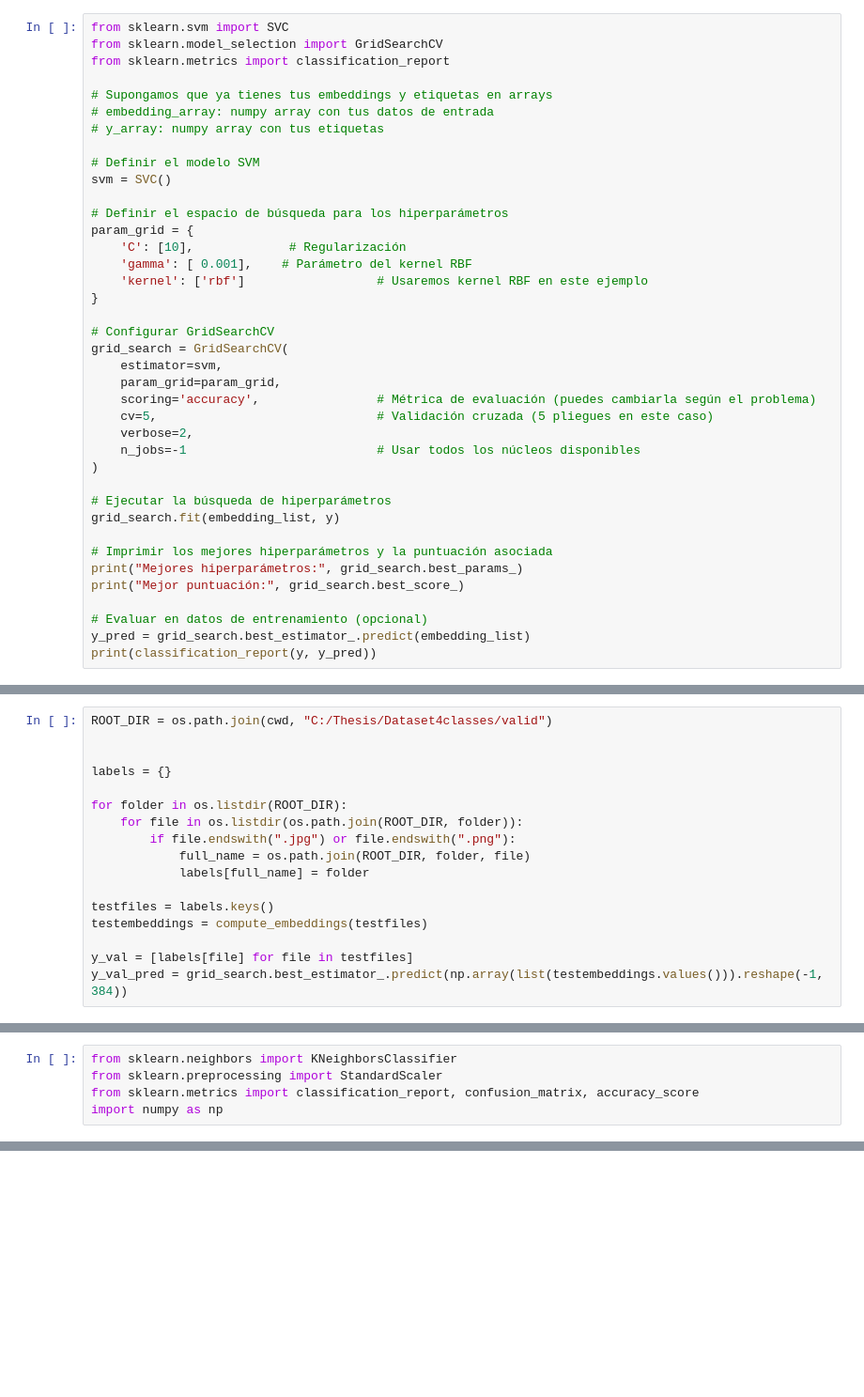
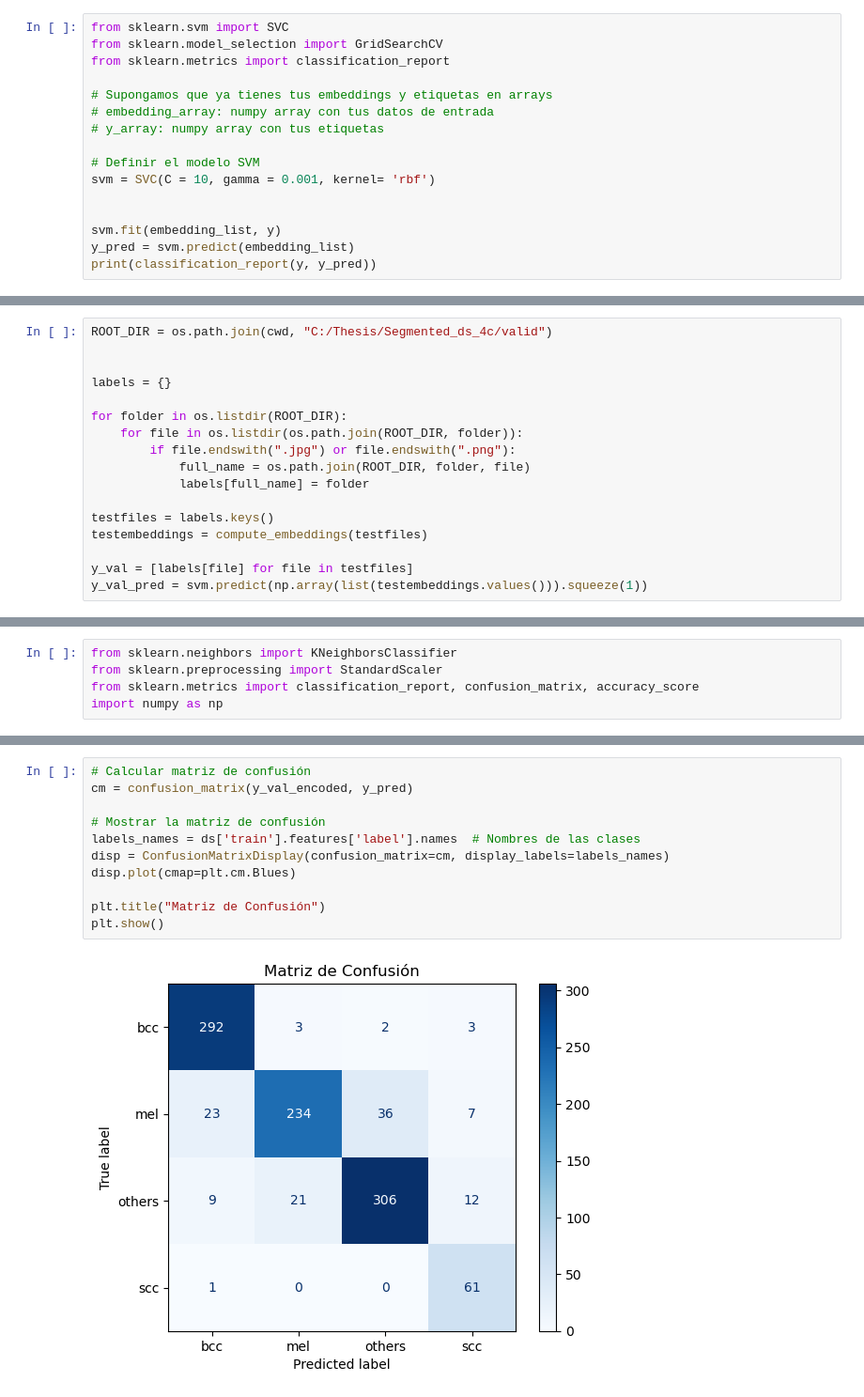
Before and after one commit to DanielAbadF/Thesis, a Jupyter notebook: dinosvm4classes.ipynb, the cells around one changed output, grey strips where cells are left out. Shown: that part at 94% size. Cells and saved outputs as stored; diff of their text form; blank space fills up the shorter version.

```diff
--- a/dinosvm4classes.ipynb
+++ b/dinosvm4classes.ipynb
@@ -105,33 +144,10 @@ from sklearn.metrics import classification_report
 # y_array: numpy array con tus etiquetas
 
 # Definir el modelo SVM
-svm = SVC()
+svm = SVC(C = 10, gamma = 0.001, kernel= 'rbf')
 
-# Definir el espacio de búsqueda para los hiperparámetros
-param_grid = {
-    'C': [10],             # Regularización
-    'gamma': [ 0.001],    # Parámetro del kernel RBF
-    'kernel': ['rbf']                  # Usaremos kernel RBF en este ejemplo
-}
 
-# Configurar GridSearchCV
-grid_search = GridSearchCV(
-    estimator=svm,
-    param_grid=param_grid,
-    scoring='accuracy',                # Métrica de evaluación (puedes cambiarla según el problema)
-    cv=5,                              # Validación cruzada (5 pliegues en este caso)
-    verbose=2,
-    n_jobs=-1                          # Usar todos los núcleos disponibles
-)
-
-# Ejecutar la búsqueda de hiperparámetros
-grid_search.fit(embedding_list, y)
-
-# Imprimir los mejores hiperparámetros y la puntuación asociada
-print("Mejores hiperparámetros:", grid_search.best_params_)
-print("Mejor puntuación:", grid_search.best_score_)
-
-# Evaluar en datos de entrenamiento (opcional)
-y_pred = grid_search.best_estimator_.predict(embedding_list)
+svm.fit(embedding_list, y)
+y_pred = svm.predict(embedding_list)
 print(classification_report(y, y_pred))
 # %% [output]
@@ -139,7 +164,7 @@ Fitting 5 folds for each of 1 candidates, totalling 5 fits
 # %%
 from sklearn.metrics import classification_report, accuracy_score
 # %%
-ROOT_DIR = os.path.join(cwd, "C:/Thesis/Dataset4classes/valid")
+ROOT_DIR = os.path.join(cwd, "C:/Thesis/Segmented_ds_4c/valid")
 
 
 labels = {}
@@ -154,7 +179,7 @@ testfiles = labels.keys()
 testembeddings = compute_embeddings(testfiles)
 
 y_val = [labels[file] for file in testfiles]
-y_val_pred = grid_search.best_estimator_.predict(np.array(list(testembeddings.values())).reshape(-1, 384))
+y_val_pred = svm.predict(np.array(list(testembeddings.values())).squeeze(1))
 # %%
 print("Accuracy:", accuracy_score(y_val, y_val_pred))
 print("Classification Report:\n", classification_report(y_val, y_val_pred))
@@ -207,3 +273,16 @@ print("Classification Report:\n", classification_report(y_val_encoded, y_pred))
+# %%
+# Calcular matriz de confusión
+cm = confusion_matrix(y_val_encoded, y_pred)
+
+# Mostrar la matriz de confusión
+labels_names = ds['train'].features['label'].names  # Nombres de las clases
+disp = ConfusionMatrixDisplay(confusion_matrix=cm, display_labels=labels_names)
+disp.plot(cmap=plt.cm.Blues)
+
+plt.title("Matriz de Confusión")
+plt.show()
+# %% [output]
+[figure, added]
 # %%
 param_grid = {
     'n_estimators': [300],  # Número de árboles en el bosque
```
Also changed, not shown: parts of 33 cells of this notebook, 2 other files.
